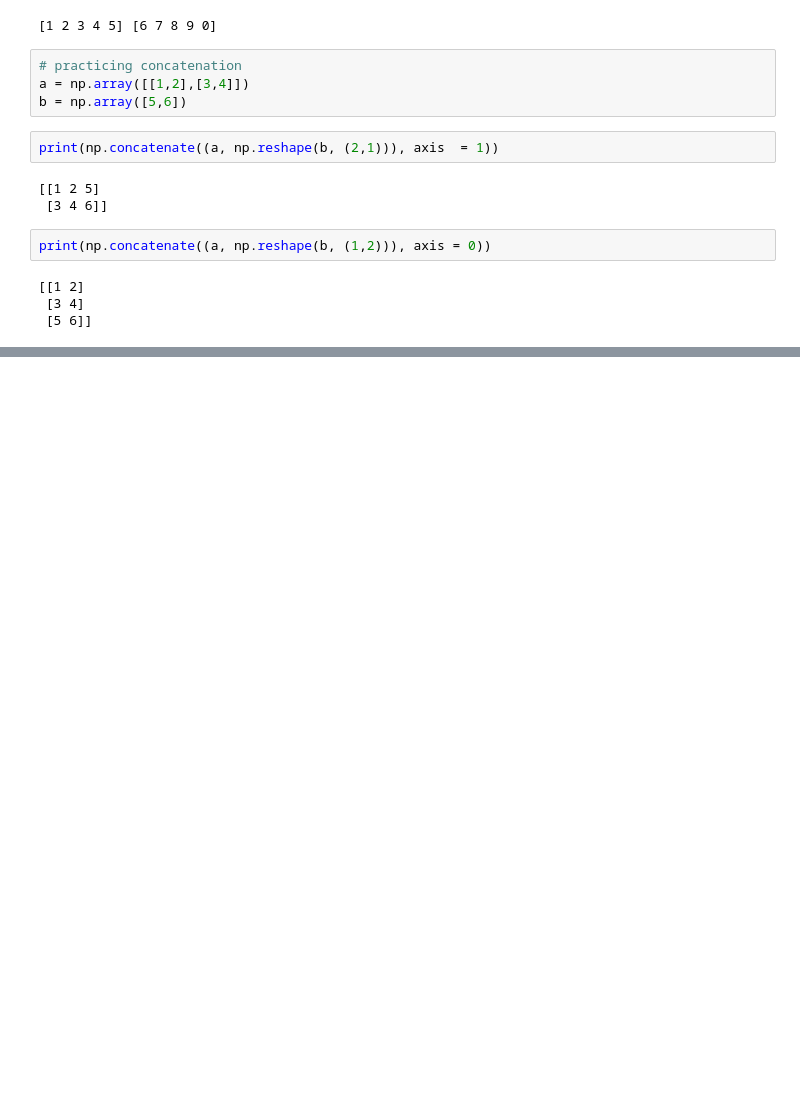
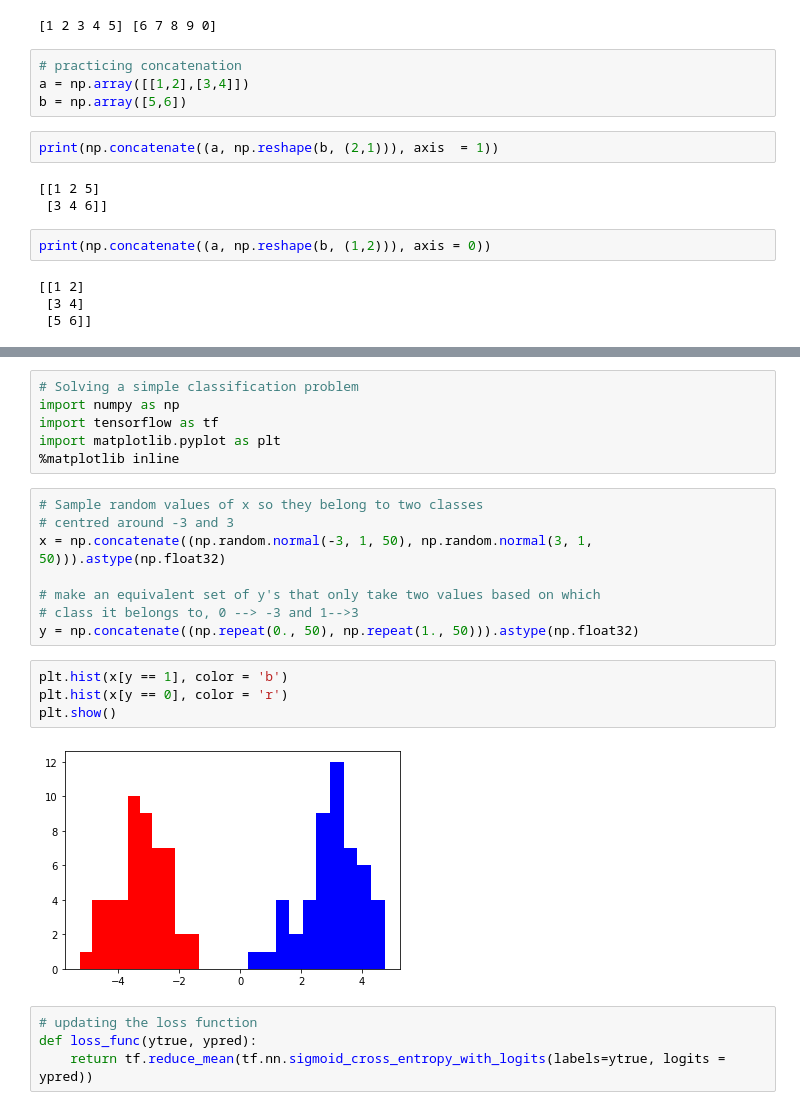
Before and after one commit to zobekenobe/MLCB, a Jupyter notebook: Chapter2_Part3.ipynb, the cells around one changed output, grey strips where cells are left out. Cells and saved outputs as stored; diff of their text form; blank space fills up the shorter version.

```diff
--- a/Chapter2_Part3.ipynb
+++ b/Chapter2_Part3.ipynb
@@ -133,0 +207,24 @@ print(np.concatenate((a, np.reshape(b, (1,2))), axis = 0))
+# %%
+# Solving a simple classification problem
+import numpy as np
+import tensorflow as tf
+import matplotlib.pyplot as plt
+%matplotlib inline
+# %%
+# Sample random values of x so they belong to two classes
+# centred around -3 and 3
+x = np.concatenate((np.random.normal(-3, 1, 50), np.random.normal(3, 1, 50))).astype(np.float32)
+
+# make an equivalent set of y's that only take two values based on which
+# class it belongs to, 0 --> -3 and 1-->3
+y = np.concatenate((np.repeat(0., 50), np.repeat(1., 50))).astype(np.float32)
+# %%
+plt.hist(x[y == 1], color = 'b')
+plt.hist(x[y == 0], color = 'r')
+plt.show()
+# %% [output]
+[figure, added]
+# %%
+# updating the loss function
+def loss_func(ytrue, ypred):
+    return tf.reduce_mean(tf.nn.sigmoid_cross_entropy_with_logits(labels=ytrue, logits = ypred))
```
Also changed, not shown: parts of 18 cells of this notebook, 1 other file.
